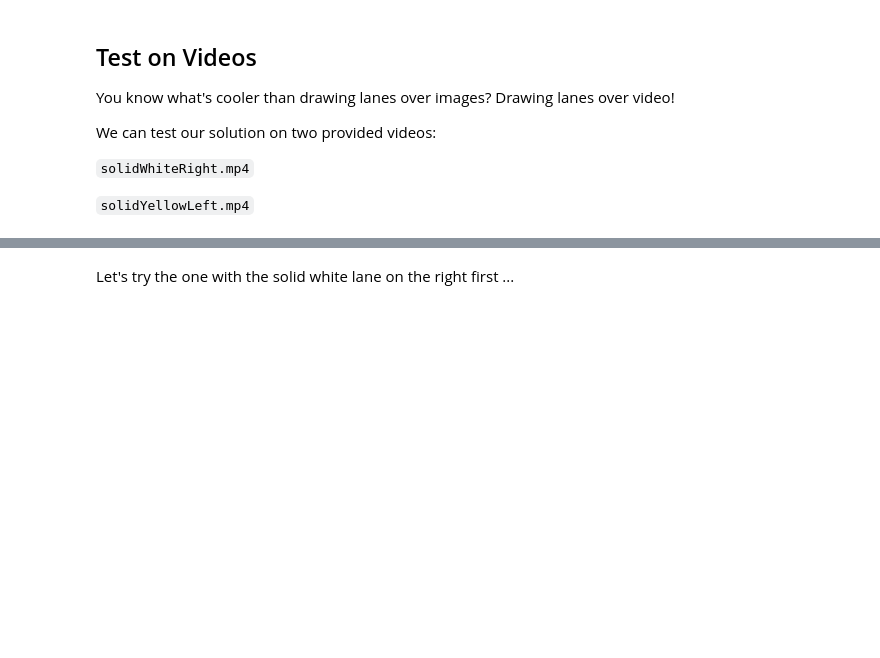
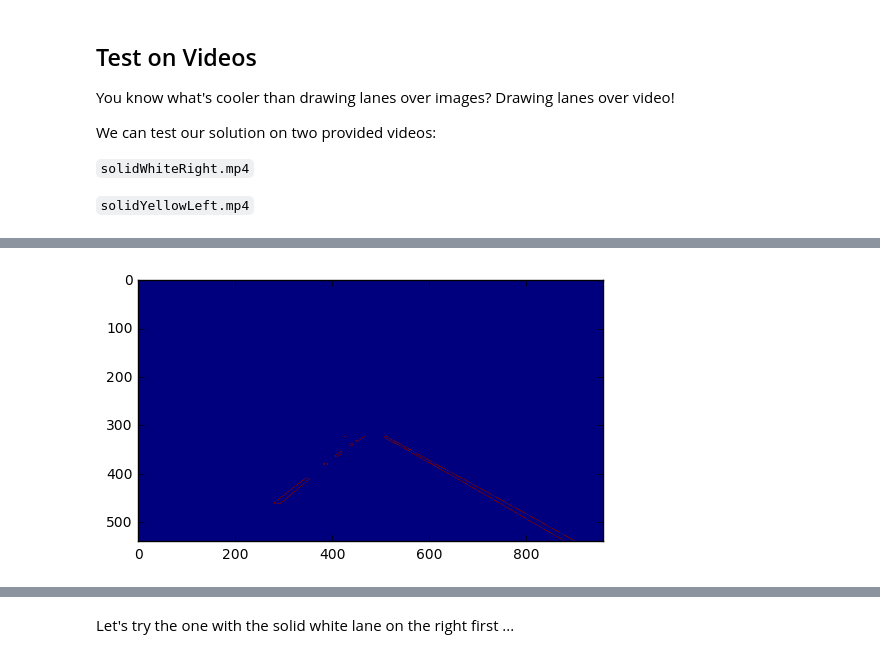
Before and after one commit to gantners/CarND-LaneLines-P1, a Jupyter notebook: Attempt2.ipynb, the cells around one changed output, grey strips where cells are left out. Cells and saved outputs as stored; diff of their text form; code cells hidden in the pictures; blank space fills up the shorter version.

```diff
--- a/Attempt2.ipynb
+++ b/Attempt2.ipynb
@@ -262 +284,16 @@ We can test our solution on two provided videos:
+# %%
+# This time we are defining a four sided polygon to mask
+imshape = image.shape
+width = imshape[1]
+height = imshape[0]
+centerWidth = width / 2
+
+#line of sight vertical axis, later to be detected as where the lane ends out of sight on the horizon
+verticalAxis = height * 0.6
+halfTopViewArea = 60
+vertices = np.array([[(0,height),(centerWidth-halfTopViewArea, verticalAxis), (centerWidth+halfTopViewArea, verticalAxis), (width,height)]], dtype=np.int32)
+masked_edges = region_of_interest(cannyEdgeImage,vertices)
+plt.imshow(masked_edges);
+# %% [output]
+[figure, added]
 # %%
```
Also changed, not shown: parts of 8 cells of this notebook.
